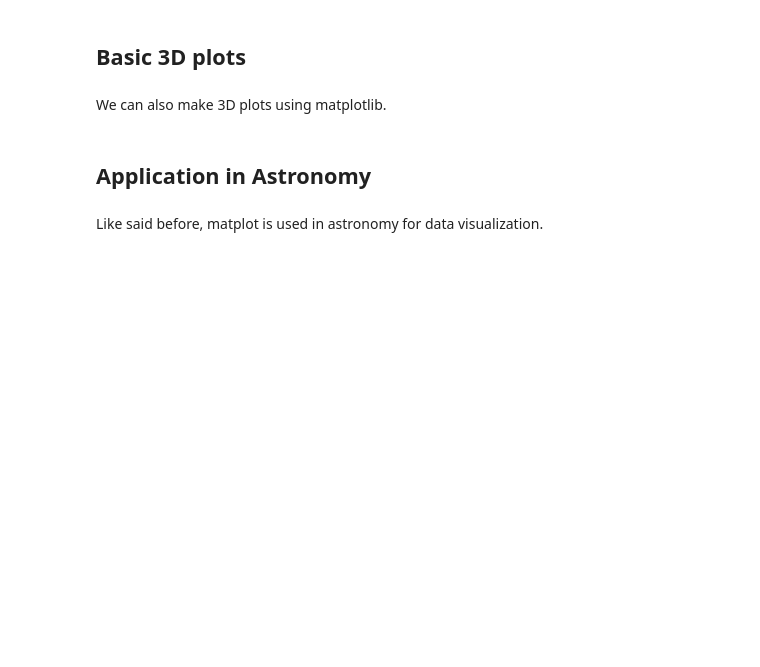
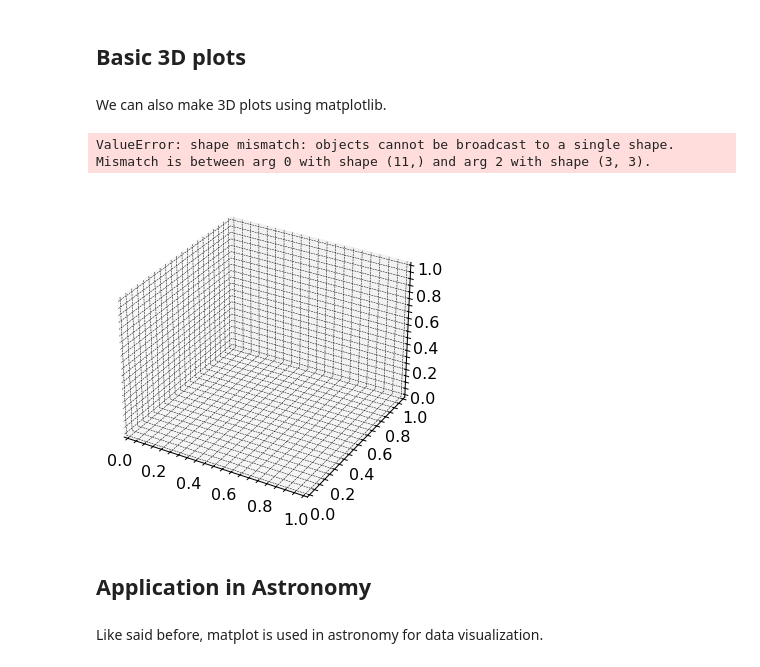
Before and after one commit to mburakerkn/Intro-to-Astro2024, a Jupyter notebook: Week3_Matplotlib_Exoplanets/Inroduction_to_Matplotlib.ipynb, the cells around one changed output. Drawn from its saved outputs; the diff is of its cells as text; code cells hidden in the pictures; blank space fills up the shorter version.

```diff
--- a/Week3_Matplotlib_Exoplanets/Inroduction_to_Matplotlib.ipynb
+++ b/Week3_Matplotlib_Exoplanets/Inroduction_to_Matplotlib.ipynb
@@ -400,9 +424,12 @@ plt.show()
 # %% [markdown]
 We can also make 3D plots using matplotlib.
 # %%
-#fig, ax = plt.subplots(subplot_kw={"projection": "3d"})
-#ax.plot_surface(x,y,z, cmap='coolwarm',linewidth=0, antialiased=False)
-#ax.view_init(elev=6, azim=30)
+fig, ax = plt.subplots(subplot_kw={"projection": "3d"})
+ax.plot_surface(x,y,z, cmap='coolwarm',linewidth=0, antialiased=False)
+ax.view_init(elev=6, azim=30)
+# %% [output]
+ValueError: shape mismatch: objects cannot be broadcast to a single shape.  Mismatch is between arg 0 with shape (11,) and arg 2 with shape (3, 3).
+[figure, added]
 # %% [markdown]
 ## Application in Astronomy
 # %% [markdown]
```
Also changed, not shown: parts of 24 cells of this notebook.
